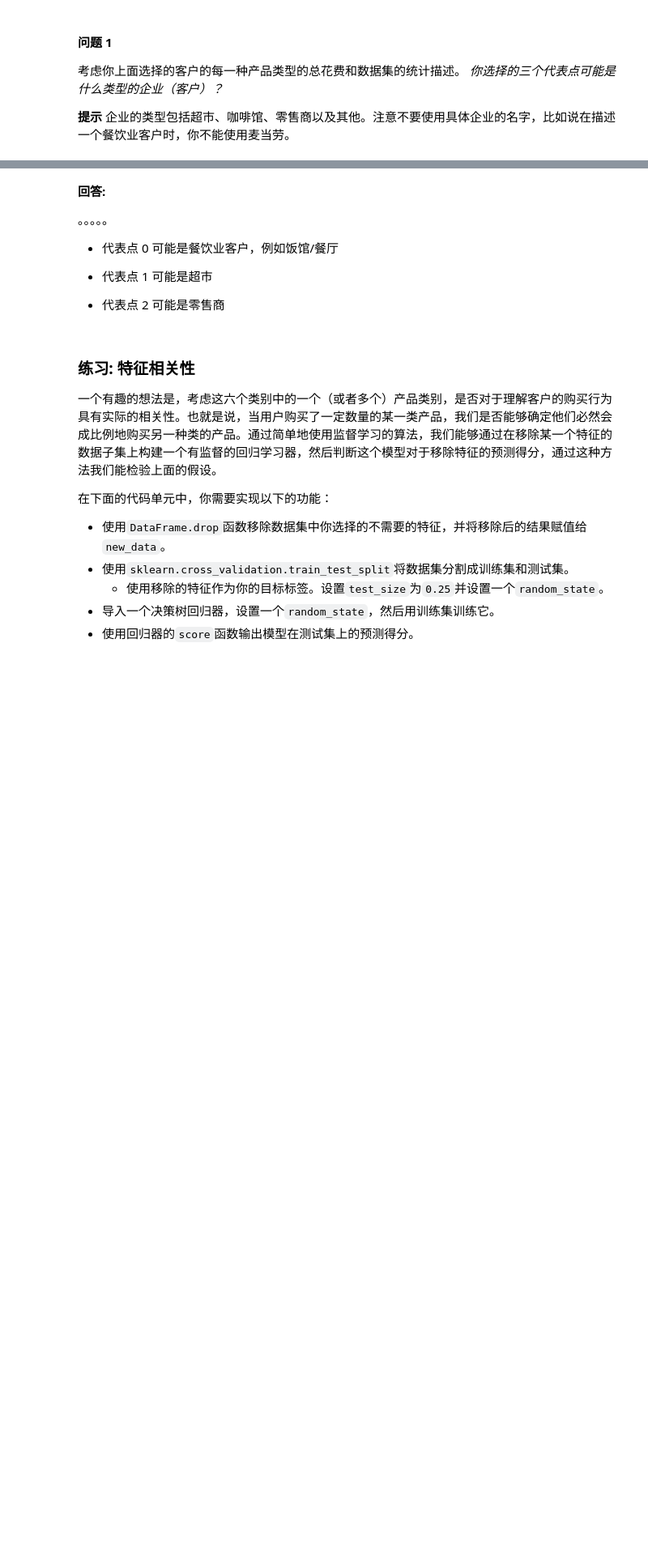
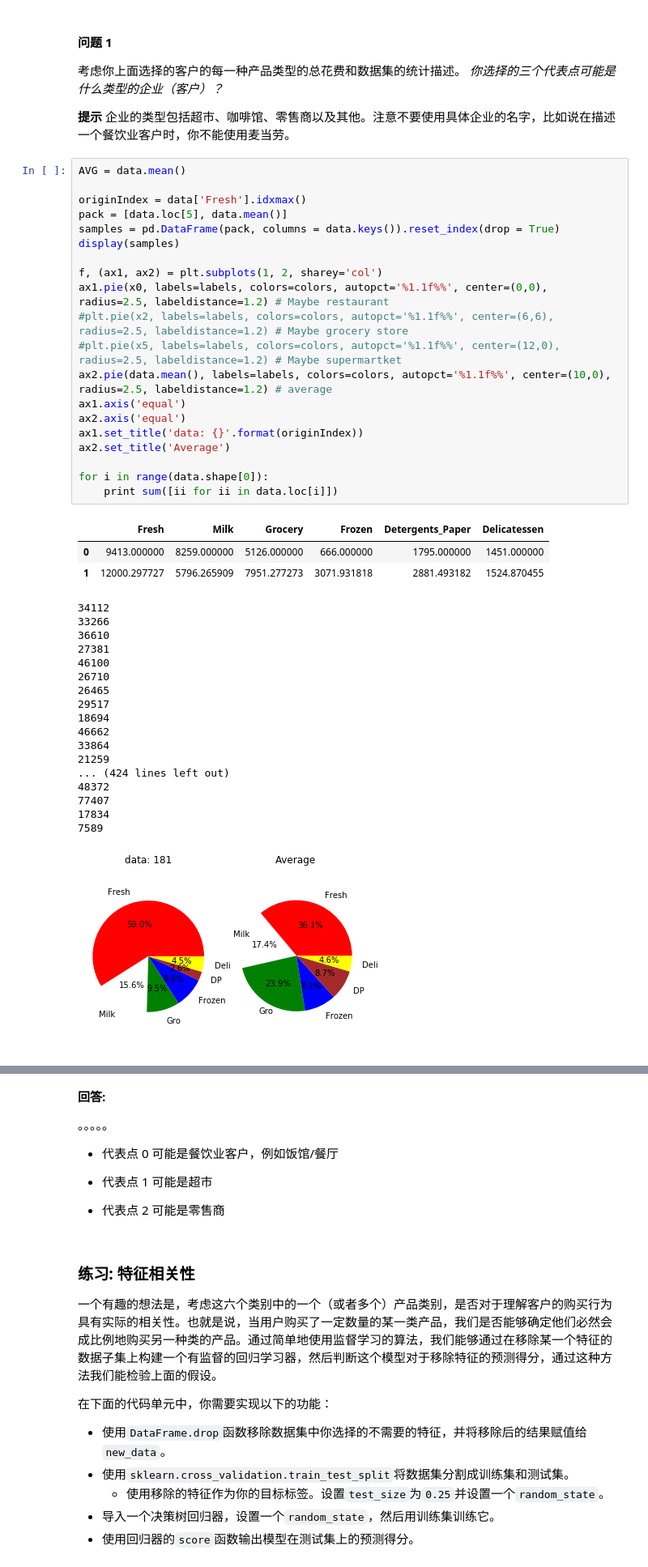
Before and after one commit to fengdasuk19/Udacity-MachineLearningNanoDegree, a Jupyter notebook: projects/customer_segments.old/customer_segments.ipynb, the cells around one changed output, grey strips where cells are left out. Shown at 81% size. Saved outputs shown, nothing was run; the diff lists cells and outputs as text; blank space fills up the shorter version.

```diff
--- a/projects/customer_segments.old/customer_segments.ipynb
+++ b/projects/customer_segments.old/customer_segments.ipynb
@@ -95,3 +97,45 @@ Chosen samples of wholesale customers dataset:
 *你选择的三个代表点可能是什么类型的企业（客户）？*
 
 **提示** 企业的类型包括超市、咖啡馆、零售商以及其他。注意不要使用具体企业的名字，比如说在描述一个餐饮业客户时，你不能使用麦当劳。
+# %%
+AVG = data.mean()
+
+originIndex = data['Fresh'].idxmax()
+pack = [data.loc[5], data.mean()]
+samples = pd.DataFrame(pack, columns = data.keys()).reset_index(drop = True)
+display(samples)
+
+f, (ax1, ax2) = plt.subplots(1, 2, sharey='col')
+ax1.pie(x0, labels=labels, colors=colors, autopct='%1.1f%%', center=(0,0), radius=2.5, labeldistance=1.2) # Maybe restaurant
+#plt.pie(x2, labels=labels, colors=colors, autopct='%1.1f%%', center=(6,6), radius=2.5, labeldistance=1.2) # Maybe grocery store
+#plt.pie(x5, labels=labels, colors=colors, autopct='%1.1f%%', center=(12,0), radius=2.5, labeldistance=1.2) # Maybe supermartket
+ax2.pie(data.mean(), labels=labels, colors=colors, autopct='%1.1f%%', center=(10,0), radius=2.5, labeldistance=1.2) # average
+ax1.axis('equal')
+ax2.axis('equal')
+ax1.set_title('data: {}'.format(originIndex))
+ax2.set_title('Average')
+
+for i in range(data.shape[0]):
+    print sum([ii for ii in data.loc[i]])
+# %% [output]
+|  | Fresh | Milk | Grocery | Frozen | Detergents_Paper | Delicatessen |
+| 0 | 9413.000000 | 8259.000000 | 5126.000000 | 666.000000 | 1795.000000 | 1451.000000 |
+| 1 | 12000.297727 | 5796.265909 | 7951.277273 | 3071.931818 | 2881.493182 | 1524.870455 |
+34112
+33266
+36610
+27381
+46100
+26710
+26465
+29517
+18694
+46662
+33864
+21259
+... (424 lines left out)
+48372
+77407
+17834
+7589
+[figure, added]
```
Also changed, not shown: parts of 3 cells of this notebook.
